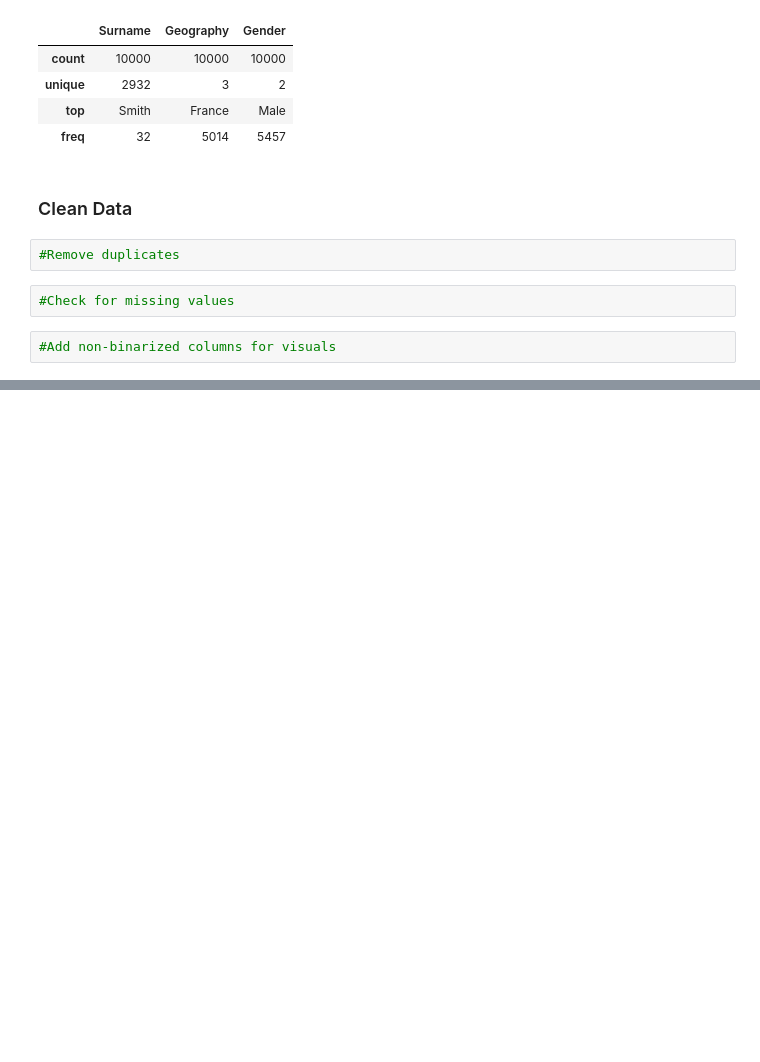
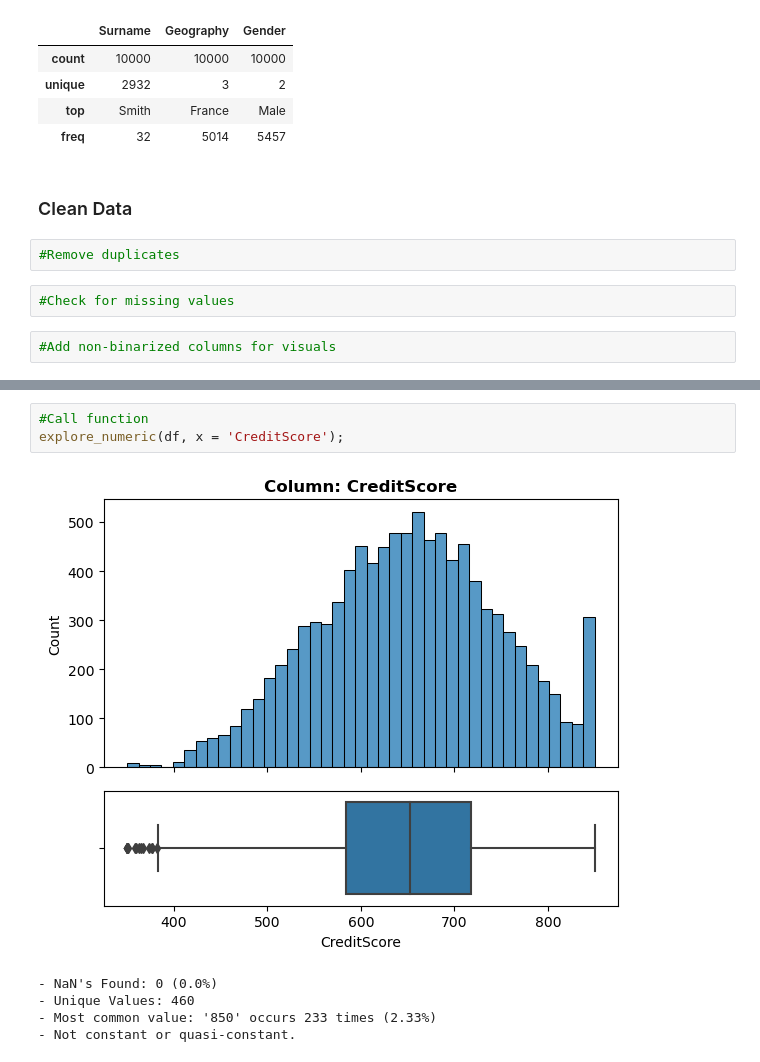
Before and after one commit to krisbarbier/Bank-Customer-Churn, a Jupyter notebook: Bank Customer Churn Rates.ipynb, the cells around one changed output, grey strips where cells are left out. Saved outputs shown, nothing was run; the diff lists cells and outputs as text; blank space fills up the shorter version.

```diff
--- a/Bank Customer Churn Rates.ipynb
+++ b/Bank Customer Churn Rates.ipynb
@@ -257,0 +287,9 @@ df.describe(exclude = 'number')
+# %%
+#Call function
+explore_numeric(df, x = 'CreditScore');
+# %% [output]
+[figure, added]
+- NaN's Found: 0 (0.0%)
+- Unique Values: 460
+- Most common value: '850' occurs 233 times (2.33%)
+- Not constant or quasi-constant.
```
Also changed, not shown: parts of 19 cells of this notebook.
